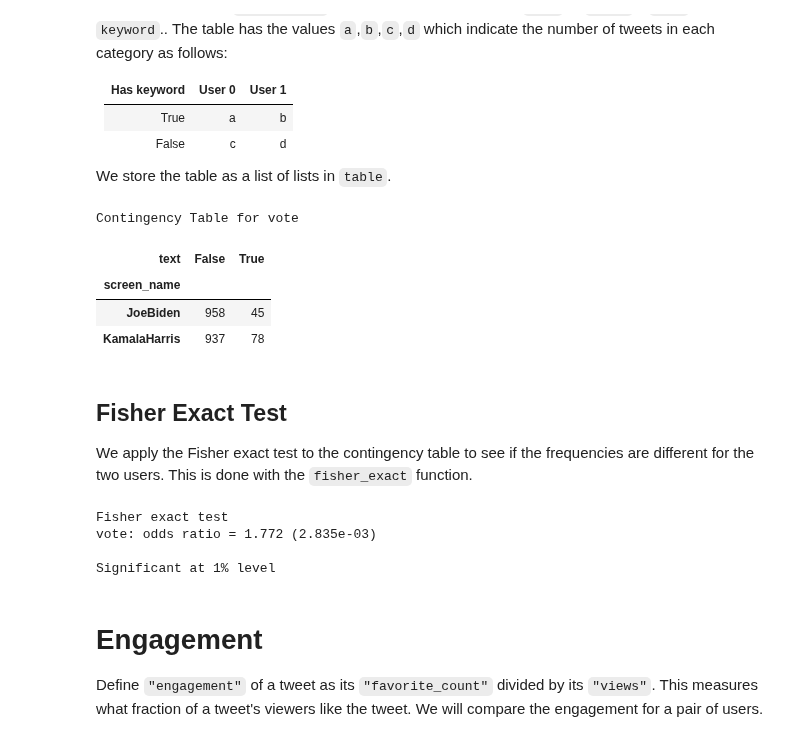
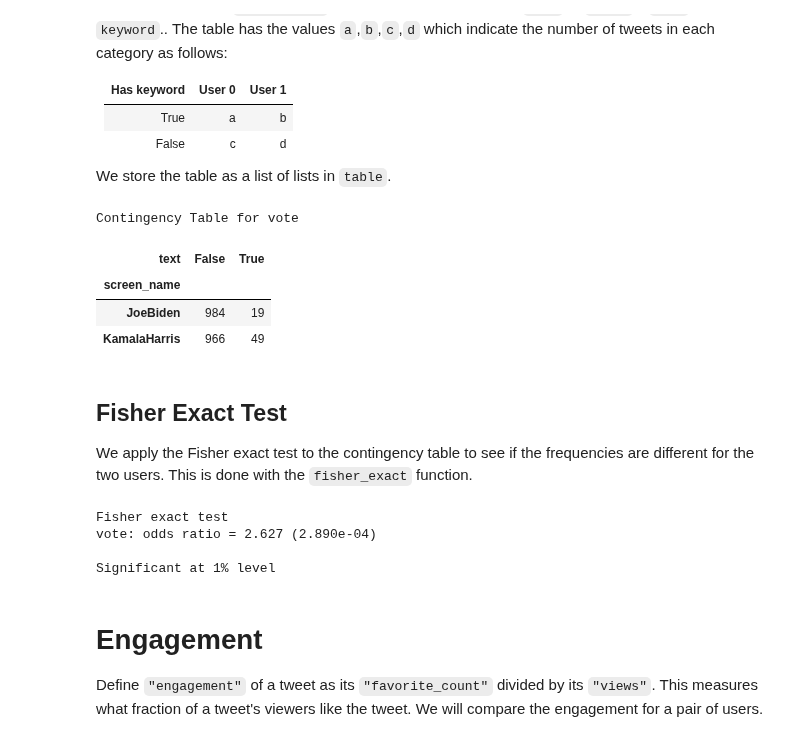
Before and after one commit to zlisto/social_media_analytics, a Jupyter notebook: Lecture10_ABTesting.ipynb, the cells around one changed output. Saved outputs shown, nothing was run; the diff lists cells and outputs as text; code cells hidden in the pictures.

```diff
--- a/Lecture10_ABTesting.ipynb
+++ b/Lecture10_ABTesting.ipynb
@@ -99,7 +99,8 @@ keywords = ['love','hate', 'jill','trump','mad','happy']
 
 for keyword in keywords:
   col = f'keyword_{keyword}'
-  df_all[col] = df_all.text.str.contains(keyword, case=False, regex = True)
+  regex_pattern = fr'\b{keyword}\b'
+  df_all[col] = df_all.text.str.contains(regex_pattern, case=False, regex=True)
   ntweets = len(df_all[df_all[col]==True])
   print(f"{keyword}: {ntweets} tweets")
 
@@ -360,20 +361,21 @@ We store the table as a list of lists in `table`.
 # %%
 w0 = 'JoeBiden'
 w1= 'KamalaHarris'
 keyword ='vote'  #you can pick any keyword you like, not just the ones in the keywords list
 
+regex_pattern = fr'\b{keyword}\b'
 df2 = df_all[df_all.screen_name.isin([w0,w1])]  #df1 only has tweets from the two users you want to compare
 contingency_table = pd.crosstab(df2['screen_name'],
-                                df2['text'].str.contains(keyword))
+                                df2['text'].str.contains(regex_pattern, case=False, regex=True))
 
 print(f"Contingency Table for {keyword}")
 contingency_table
 # %% [output]
 Contingency Table for vote
 | text | False | True |
 | screen_name |  |  |
-| JoeBiden | 958 | 45 |
-| KamalaHarris | 937 | 78 |
+| JoeBiden | 984 | 19 |
+| KamalaHarris | 966 | 49 |
 # %% [markdown]
 ## Fisher Exact Test
 
@@ -393,7 +395,7 @@ else:
   print("Not significant at 1% level")
 # %% [output]
 Fisher exact test
-vote: odds ratio = 1.772 (2.835e-03)
+vote: odds ratio = 2.627 (2.890e-04)
 
 Significant at 1% level
 # %% [markdown]
```
Also changed, not shown: parts of 14 cells of this notebook.
